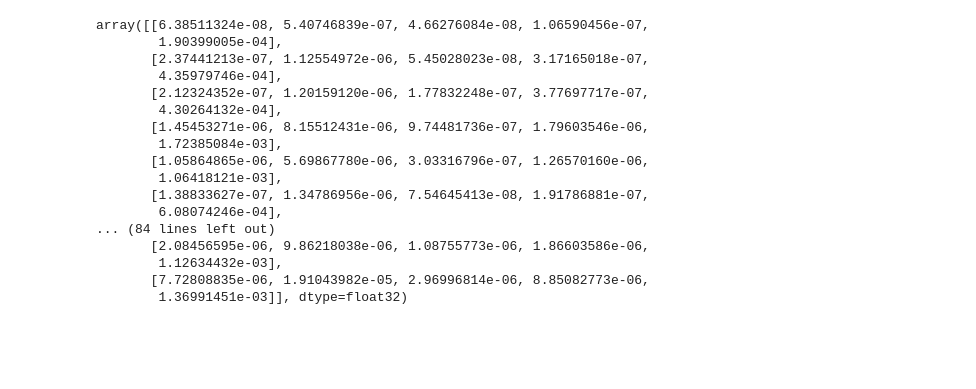
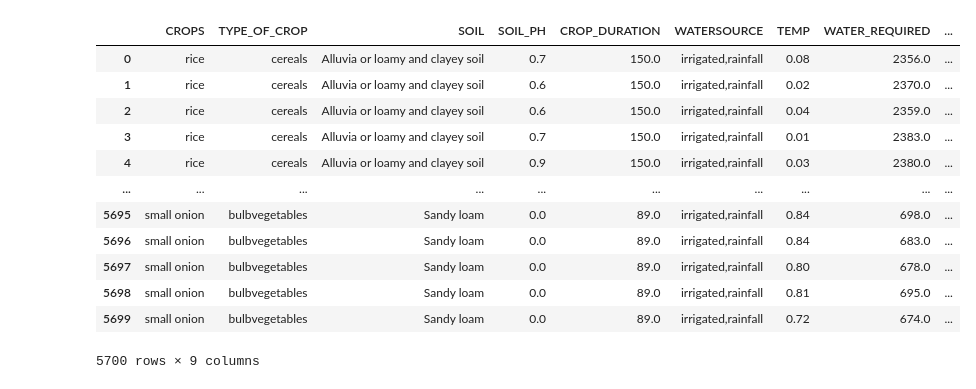
Before and after one commit to LalitKumaran/CROP-RECOMMENDATION-SYSTEM, a Jupyter notebook: GAN.ipynb, the cells around one changed output. Drawn from its saved outputs; the diff is of its cells as text; code cells hidden in the pictures; blank space fills up the shorter version.

```diff
--- a/GAN.ipynb
+++ b/GAN.ipynb
@@ -129,20 +225,0 @@ synthetic_data = generator.predict(noise)
-# %%
-synthetic_data
-# %% [output]
-array([[6.38511324e-08, 5.40746839e-07, 4.66276084e-08, 1.06590456e-07,
-        1.90399005e-04],
-       [2.37441213e-07, 1.12554972e-06, 5.45028023e-08, 3.17165018e-07,
-        4.35979746e-04],
-       [2.12324352e-07, 1.20159120e-06, 1.77832248e-07, 3.77697717e-07,
-        4.30264132e-04],
-       [1.45453271e-06, 8.15512431e-06, 9.74481736e-07, 1.79603546e-06,
-        1.72385084e-03],
-       [1.05864865e-06, 5.69867780e-06, 3.03316796e-07, 1.26570160e-06,
-        1.06418121e-03],
-       [1.38833627e-07, 1.34786956e-06, 7.54645413e-08, 1.91786881e-07,
-        6.08074246e-04],
-... (84 lines left out)
-       [2.08456595e-06, 9.86218038e-06, 1.08755773e-06, 1.86603586e-06,
-        1.12634432e-03],
-       [7.72808835e-06, 1.91043982e-05, 2.96996814e-06, 8.85082773e-06,
-        1.36991451e-03]], dtype=float32)
@@ -158,9 +226,18 @@ for column, places in decimal_places.items():
-# %%
-# Create a DataFrame from synthetic data
-synthetic_df = pd.DataFrame(synthetic_data_denormalized_rounded, columns=normalized_data.columns)
-synthetic_df.insert(0, 'CROPS', "rice")
-synthetic_df.insert(1, 'TYPE_OF_CROP', crop_data["TYPE_OF_CROP"][0])
-synthetic_df.insert(2, 'SOIL', crop_data["SOIL"][0])
-synthetic_df.insert(5, 'WATERSOURCE', "irrigated,rainfall")
+# %%
+synthetic_df
+# %% [output]
+|  | CROPS | TYPE_OF_CROP | SOIL | SOIL_PH | CROP_DURATION | WATERSOURCE | TEMP | WATER_REQUIRED | ... |
+| 0 | rice | cereals | Alluvia or loamy and clayey soil | 0.7 | 150.0 | irrigated,rainfall | 0.08 | 2356.0 | ... |
+| 1 | rice | cereals | Alluvia or loamy and clayey soil | 0.6 | 150.0 | irrigated,rainfall | 0.02 | 2370.0 | ... |
+| 2 | rice | cereals | Alluvia or loamy and clayey soil | 0.6 | 150.0 | irrigated,rainfall | 0.04 | 2359.0 | ... |
+| 3 | rice | cereals | Alluvia or loamy and clayey soil | 0.7 | 150.0 | irrigated,rainfall | 0.01 | 2383.0 | ... |
+| 4 | rice | cereals | Alluvia or loamy and clayey soil | 0.9 | 150.0 | irrigated,rainfall | 0.03 | 2380.0 | ... |
+| ... | ... | ... | ... | ... | ... | ... | ... | ... | ... |
+| 5695 | small onion | bulbvegetables | Sandy loam | 0.0 | 89.0 | irrigated,rainfall | 0.84 | 698.0 | ... |
+| 5696 | small onion | bulbvegetables | Sandy loam | 0.0 | 89.0 | irrigated,rainfall | 0.84 | 683.0 | ... |
+| 5697 | small onion | bulbvegetables | Sandy loam | 0.0 | 89.0 | irrigated,rainfall | 0.80 | 678.0 | ... |
+| 5698 | small onion | bulbvegetables | Sandy loam | 0.0 | 89.0 | irrigated,rainfall | 0.81 | 695.0 | ... |
+| 5699 | small onion | bulbvegetables | Sandy loam | 0.0 | 89.0 | irrigated,rainfall | 0.72 | 674.0 | ... |
+5700 rows × 9 columns
 # %%
 # Save synthetic data to CSV
```
Also changed, not shown: parts of 14 cells of this notebook, 7 other files.
